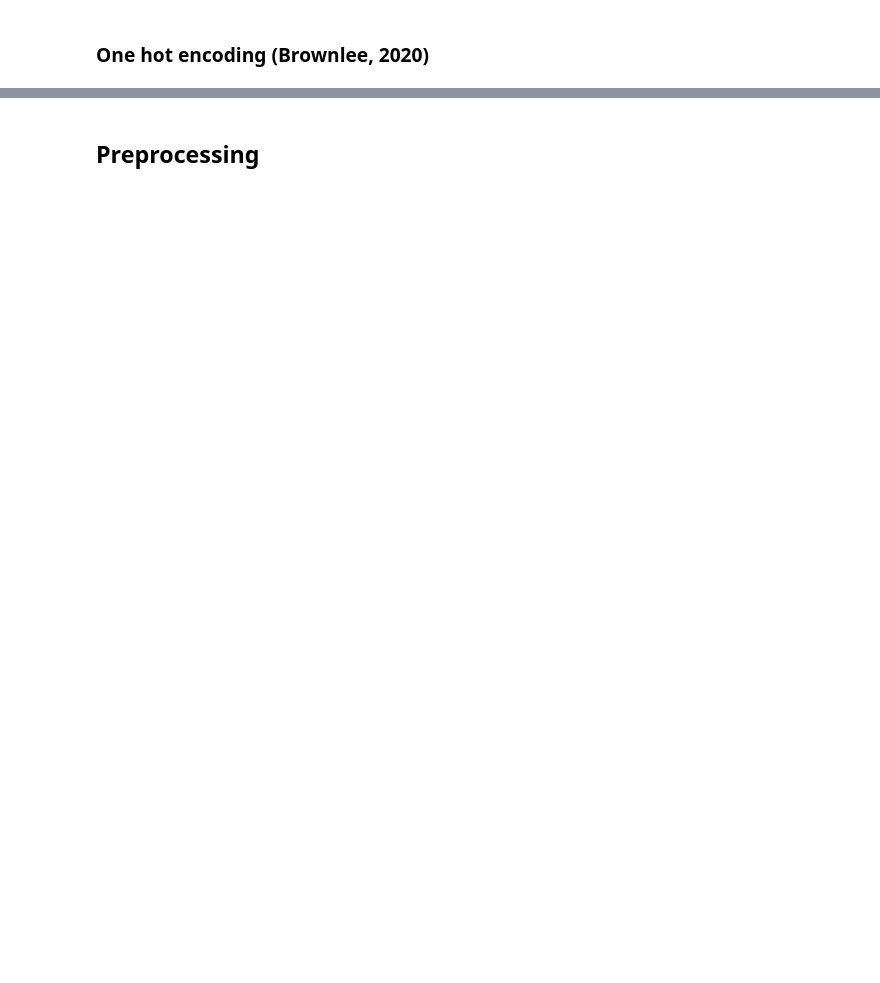
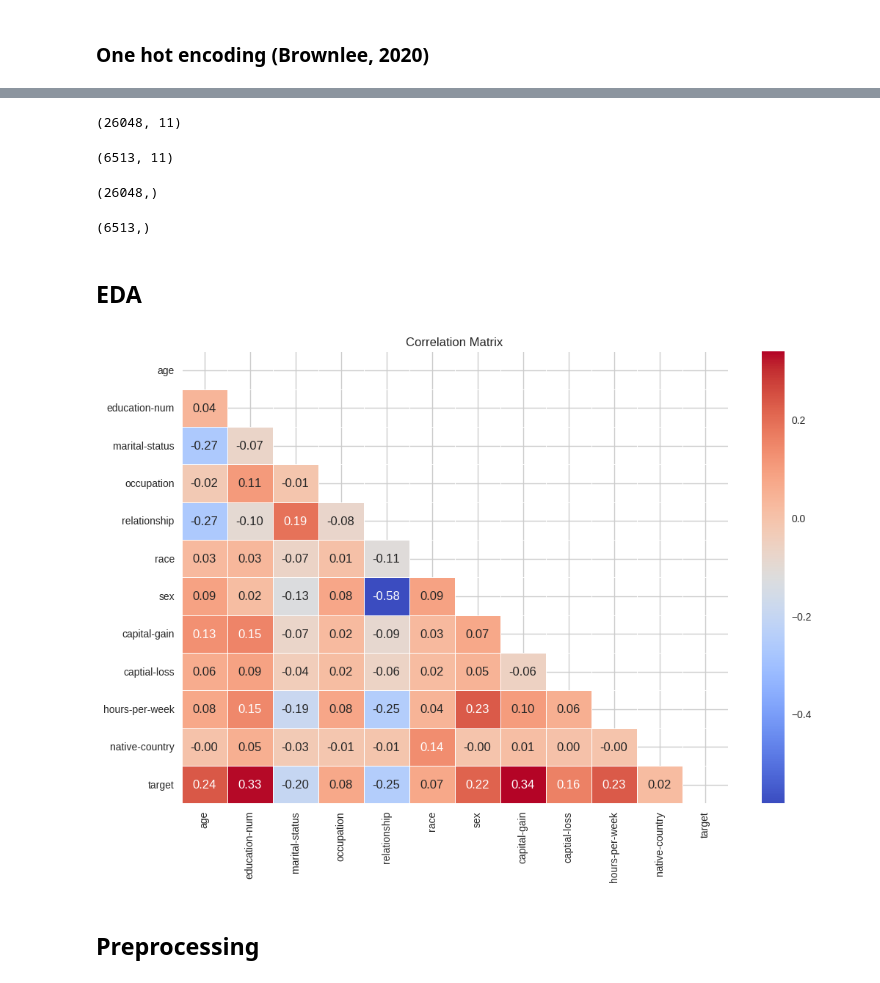
Before and after one commit to AshAninze/Uni-Projects, a Jupyter notebook: Bias_Detection.ipynb, the cells around one changed output, grey strips where cells are left out. Drawn from its saved outputs; the diff is of its cells as text; code cells hidden in the pictures; blank space fills up the shorter version.

```diff
--- a/Bias_Detection.ipynb
+++ b/Bias_Detection.ipynb
@@ -54,0 +72,5 @@ adult.head()
+# %%
+# dropping columns
+columns_to_drop = ['fnlwgt', 'workclass', 'education']
+# axis=1 ensures that the columns are being dropped
+adult.drop(columns_to_drop, axis=1, inplace=True)
@@ -60,0 +103,12 @@ categorical_columns = ['workclass', 'education', 'marital-status', 'occupation',
+# %%
+#creating a list of all columns within the dataset
+columns = adult.columns.tolist()
+#The encoder - encodes values between 1 and number of columns - 1
+encoder = LabelEncoder()
+
+#for loop encoding all columns within the dataset
+for i in range(len(columns)):
+  adult[columns[i]] = encoder.fit_transform(adult[columns[i]])
+
+#Displays the encoded dataset
+adult.head()
@@ -61,2 +122,47 @@ categorical_columns = ['workclass', 'education', 'marital-status', 'occupation',
+# %%
+#splitting the dataset into features and target
+X = adult.drop('target', axis = 1)
+y = adult['target']
+#spliting data into train test sets
+X_train, X_test, y_train, y_test = train_test_split(X, y, test_size = 0.20,
+                                                    random_state = 42)
+
+# The following is the shapes of the individulal train and test sets for x and y
+X_train.shape
+# %% [output]
+(26048, 11)
+# %%
+X_test.shape
+# %% [output]
+(6513, 11)
+# %%
+y_train.shape
+# %% [output]
+(26048,)
+# %%
+y_test.shape
+# %% [output]
+(6513,)
+# %% [markdown]
+## EDA
+# %%
+# data frame of the test set to prevent data leakage
+df = pd.concat([X_train, y_train], axis=1)
+# %%
+#calulates the correlation matrix for adult dataset
+correlation_matrix = df.corr()
+#plots the size of the figure
+plt.figure(figsize=(12, 8))
+# hides the upper half of the matrix
+mask = np.triu(np.ones_like(correlation_matrix, dtype=bool))
+#heatmap to easily diffrintiate between postive and negative correlations
+sns.heatmap(correlation_matrix, annot=True, cmap='coolwarm', fmt=".2f", linewidths=0.5, mask=mask)
+#titling
+plt.title('Correlation Matrix')
+
+
+plt.show()
+# %% [output]
+[figure, added]
 # %% [markdown]
 ## Preprocessing
```
Also changed, not shown: parts of 34 cells of this notebook.
